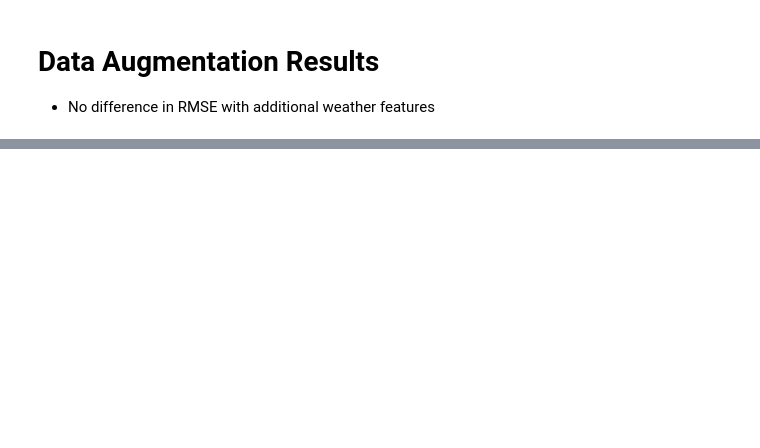
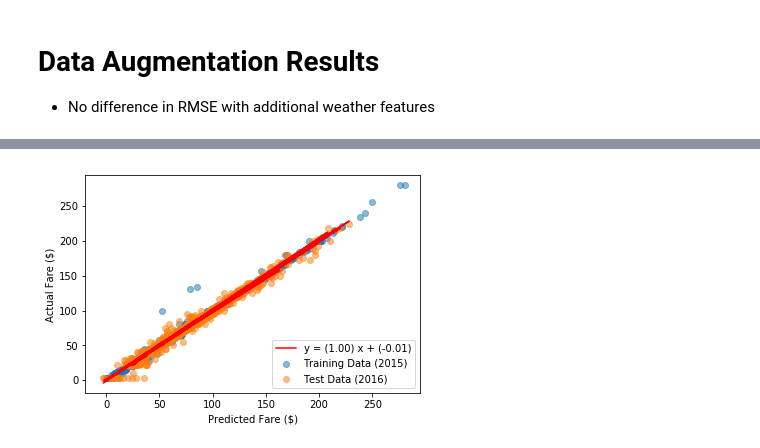
Before and after one commit to stephenleo/nyc-taxi, a Jupyter notebook: Fare Prediction.ipynb, the cells around one changed output, grey strips where cells are left out. Cells and saved outputs as stored; diff of their text form; code cells hidden in the pictures; blank space fills up the shorter version.

Commit message:
2-stage model added

```diff
--- a/Fare Prediction.ipynb
+++ b/Fare Prediction.ipynb
@@ -345,0 +379,4 @@ X.hist(figsize = (20,20))
+# %%
+# Multivariate Model
+lm = LinearRegression().fit(X_train,y_train)
+model_results(X_train, y_train, X_test, y_test, lm)
@@ -345,0 +391,19 @@ X.hist(figsize = (20,20))
+# %%
+# Feed prediction error of Linear Multivariate model to GBR to try and reduce Bias further
+y_train_pred = lm.predict(X_train)
+y_test_pred = lm.predict(X_test)
+# %%
+X_train_2 = X_train
+X_test_2 = X_test
+X_train_2['lm_pred_err'] = y_train_pred - y_train
+X_test_2['lm_pred_err'] = y_test_pred - y_test
+# %%
+params = {
+    'learning_rate':0.1,
+    'min_samples_split':10,
+    'min_samples_leaf':10,
+    'max_depth':4,
+    'n_estimators':1000}
+gbr_tuned_2 = ensemble.GradientBoostingRegressor(**params)
+gbr_tuned_2.fit(X_train_2, y_train)
+model_results(X_train_2, y_train, X_test_2, y_test, gbr_tuned_2)
@@ -345,0 +418,15 @@ X.hist(figsize = (20,20))
+# %%
+y_train_pred = gbr_tuned_2.predict(X_train_2)
+y_test_pred = gbr_tuned_2.predict(X_test_2)
+test_data_fit = LinearRegression().fit(y_test_pred.reshape(-1, 1),y_test)
+slope = test_data_fit.coef_[0]
+intercept = test_data_fit.intercept_
+
+plt.scatter(y_train_pred, y_train, alpha = 0.5, label = 'Training Data (2015)')
+plt.scatter(y_test_pred, y_test, alpha = 0.5, label = 'Test Data (2016)')
+plt.plot(y_test_pred, line, 'r', label='y = ({:.2f}) x + ({:.2f})'.format(slope,intercept))
+plt.legend(loc = 'lower right')
+plt.xlabel('Predicted Fare ($)')
+plt.ylabel('Actual Fare ($)');
+# %% [output]
+[figure, added]
```
Also changed, not shown: parts of 29 cells of this notebook.
